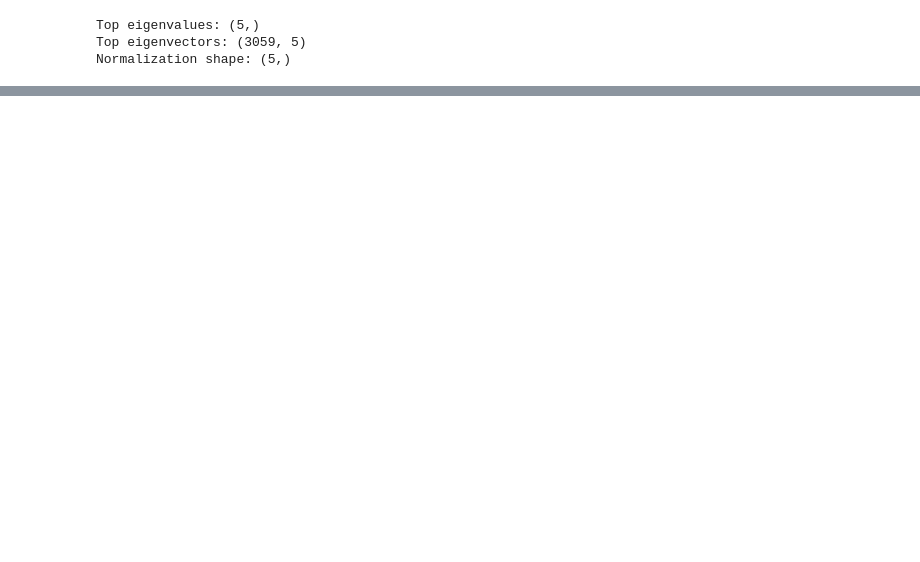
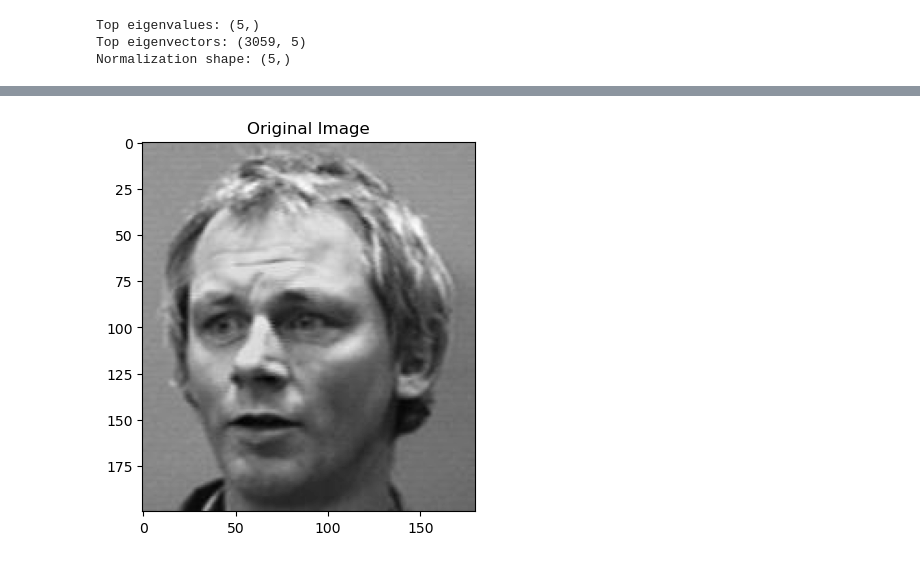
Before and after one commit to shalev-habany/CV_training, a Jupyter notebook: data_science/4_dimentionality_reduction/pca.ipynb, the cells around one changed output, grey strips where cells are left out. Saved outputs shown, nothing was run; the diff lists cells and outputs as text; code cells hidden in the pictures; blank space fills up the shorter version.

```diff
--- a/data_science/4_dimentionality_reduction/pca.ipynb
+++ b/data_science/4_dimentionality_reduction/pca.ipynb
@@ -82,0 +97,6 @@ plt.show()
+# %%
+plt.imshow(data[0], cmap='gray')
+plt.title("Original Image")
+plt.show()
+# %% [output]
+[figure, added]
```
Also changed, not shown: parts of 32 cells of this notebook, 2 other files.
